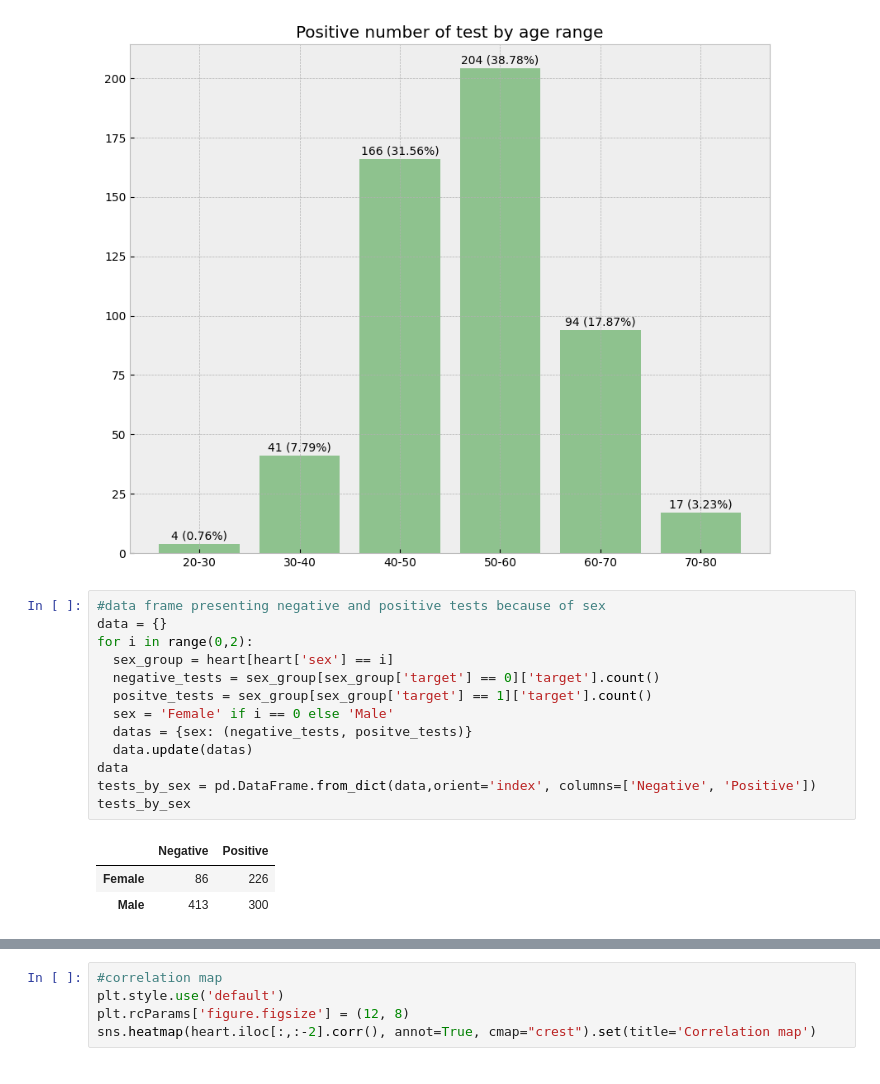
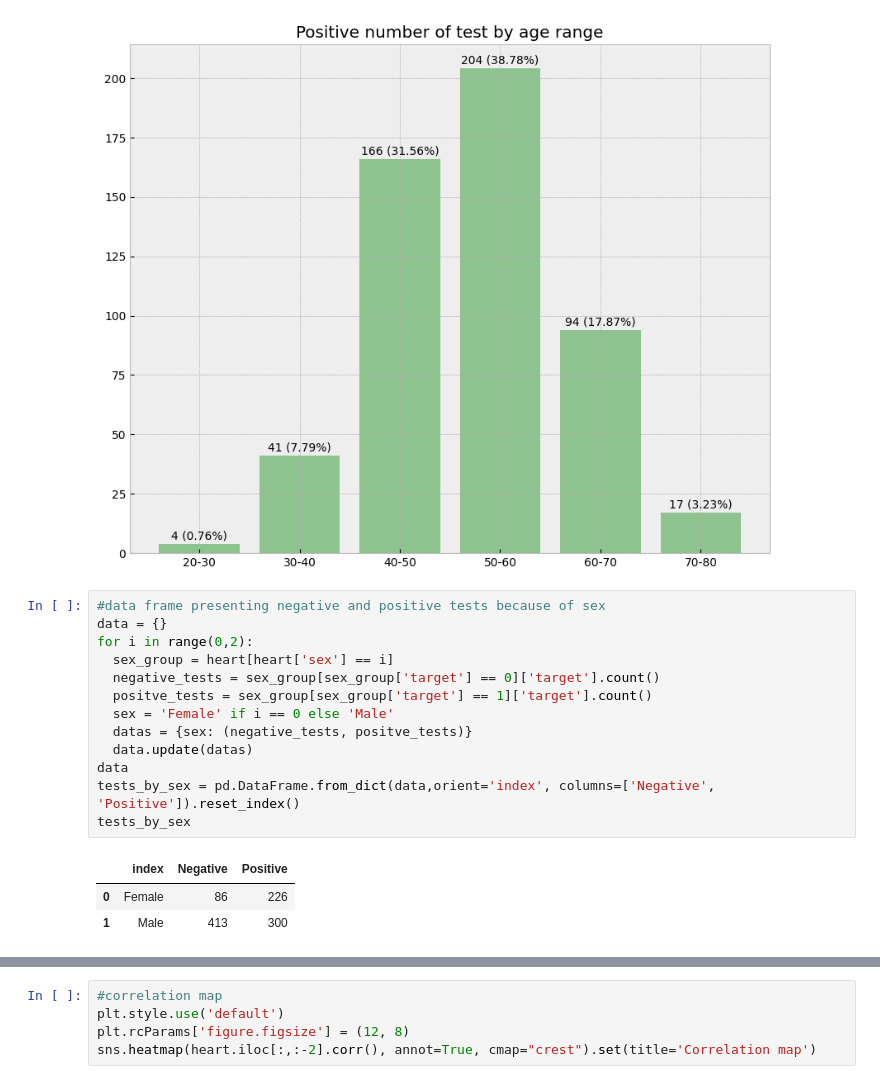
Before and after one commit to KamilShape/heart_disease_classification, a Jupyter notebook: heart_disease_classification.ipynb, the cells around one changed output, grey strips where cells are left out. Saved outputs shown, nothing was run; the diff lists cells and outputs as text.

```diff
--- a/heart_disease_classification.ipynb
+++ b/heart_disease_classification.ipynb
@@ -112,17 +112,17 @@ for i in range(0, len(sorted_positive_group)):
 # %%
 #data frame presenting negative and positive tests because of sex
 data = {}
 for i in range(0,2):
   sex_group = heart[heart['sex'] == i]
   negative_tests = sex_group[sex_group['target'] == 0]['target'].count()
   positve_tests = sex_group[sex_group['target'] == 1]['target'].count()
   sex = 'Female' if i == 0 else 'Male'
   datas = {sex: (negative_tests, positve_tests)}
   data.update(datas)
 data
-tests_by_sex = pd.DataFrame.from_dict(data,orient='index', columns=['Negative', 'Positive'])
+tests_by_sex = pd.DataFrame.from_dict(data,orient='index', columns=['Negative', 'Positive']).reset_index()
 tests_by_sex
 # %% [output]
-|  | Negative | Positive |
-| Female | 86 | 226 |
-| Male | 413 | 300 |
+|  | index | Negative | Positive |
+| 0 | Female | 86 | 226 |
+| 1 | Male | 413 | 300 |
```
Also changed, not shown: parts of 5 cells of this notebook.
